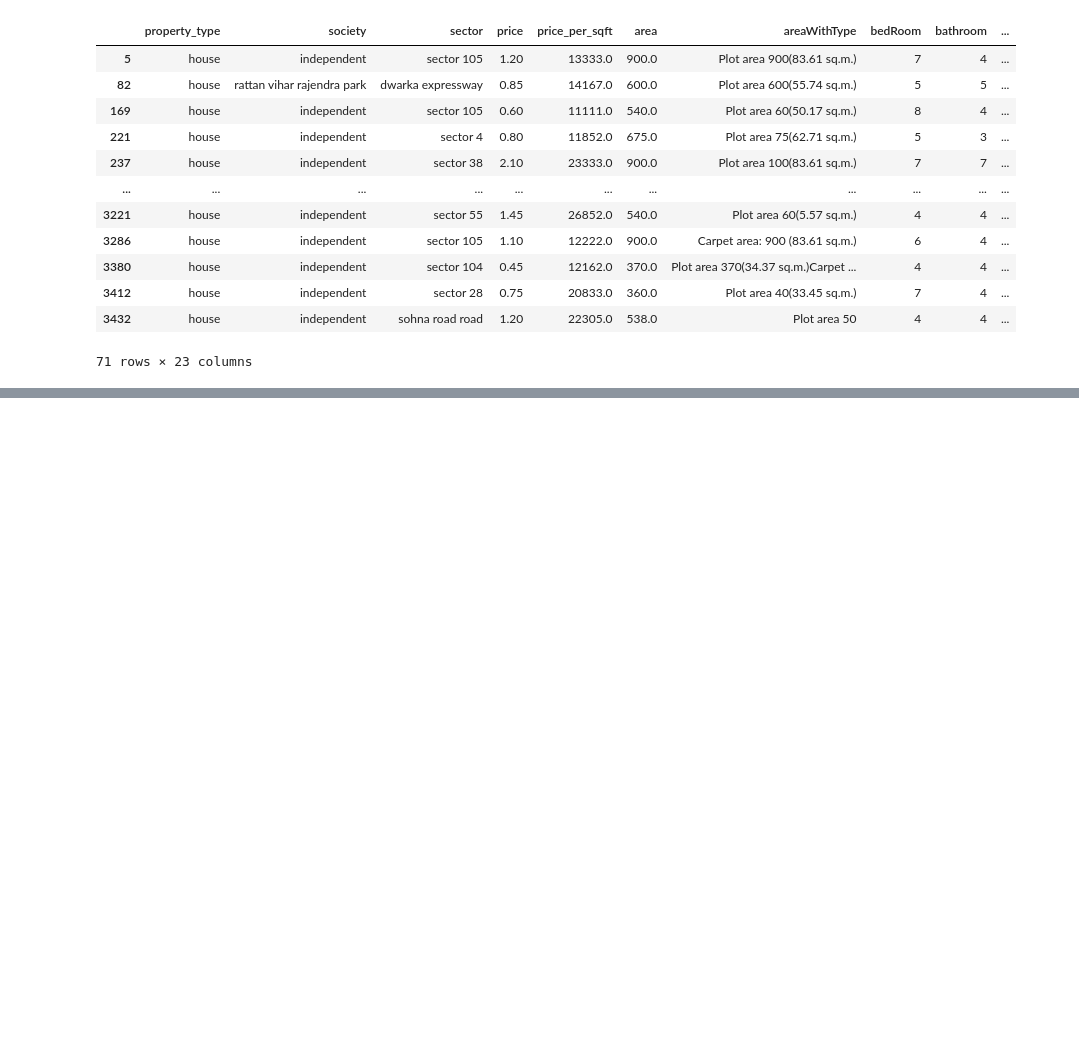
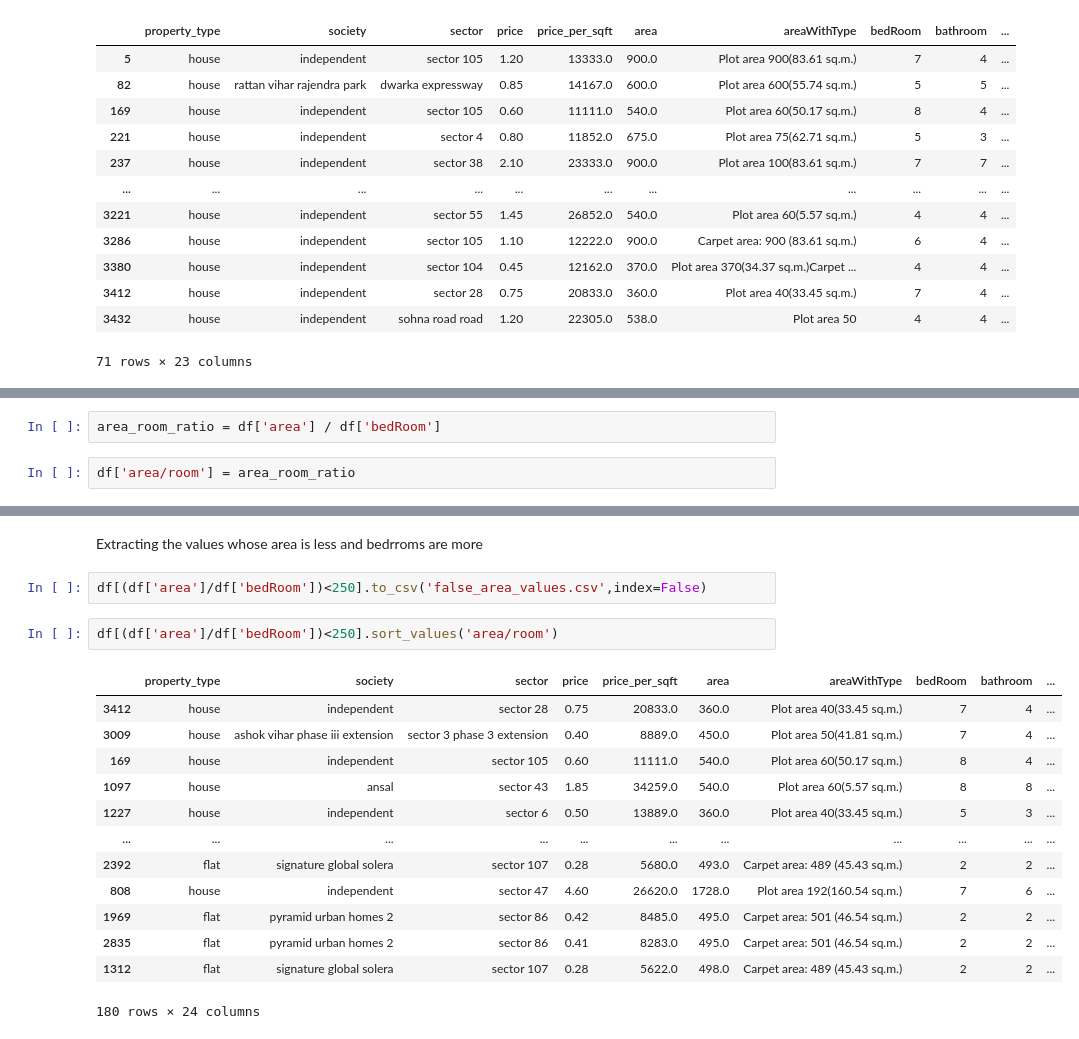
Before and after one commit to Optimus0205/Data_Science_Project, a Jupyter notebook: Outlier_Detection_and_Removal.ipynb, the cells around one changed output, grey strips where cells are left out. Saved outputs shown, nothing was run; the diff lists cells and outputs as text; blank space fills up the shorter version.

```diff
--- a/Outlier_Detection_and_Removal.ipynb
+++ b/Outlier_Detection_and_Removal.ipynb
@@ -700,0 +719,4 @@ df[(df['area']/df['bedRoom'])<173]
+# %%
+area_room_ratio = df['area'] / df['bedRoom']
+# %%
+df['area/room'] = area_room_ratio
@@ -700,0 +732,20 @@ df[(df['area']/df['bedRoom'])<173]
+# %% [markdown]
+Extracting the values whose area is less and bedrroms are more
+# %%
+df[(df['area']/df['bedRoom'])<250].to_csv('false_area_values.csv',index=False)
+# %%
+df[(df['area']/df['bedRoom'])<250].sort_values('area/room')
+# %% [output]
+|  | property_type | society | sector | price | price_per_sqft | area | areaWithType | bedRoom | bathroom | ... |
+| 3412 | house | independent | sector 28 | 0.75 | 20833.0 | 360.0 | Plot area 40(33.45 sq.m.) | 7 | 4 | ... |
+| 3009 | house | ashok vihar phase iii extension | sector 3 phase 3 extension | 0.40 | 8889.0 | 450.0 | Plot area 50(41.81 sq.m.) | 7 | 4 | ... |
+| 169 | house | independent | sector 105 | 0.60 | 11111.0 | 540.0 | Plot area 60(50.17 sq.m.) | 8 | 4 | ... |
+| 1097 | house | ansal | sector 43 | 1.85 | 34259.0 | 540.0 | Plot area 60(5.57 sq.m.) | 8 | 8 | ... |
+| 1227 | house | independent | sector 6 | 0.50 | 13889.0 | 360.0 | Plot area 40(33.45 sq.m.) | 5 | 3 | ... |
+| ... | ... | ... | ... | ... | ... | ... | ... | ... | ... | ... |
+| 2392 | flat | signature global solera | sector 107 | 0.28 | 5680.0 | 493.0 | Carpet area: 489 (45.43 sq.m.) | 2 | 2 | ... |
+| 808 | house | independent | sector 47 | 4.60 | 26620.0 | 1728.0 | Plot area 192(160.54 sq.m.) | 7 | 6 | ... |
+| 1969 | flat | pyramid urban homes 2 | sector 86 | 0.42 | 8485.0 | 495.0 | Carpet area: 501 (46.54 sq.m.) | 2 | 2 | ... |
+| 2835 | flat | pyramid urban homes 2 | sector 86 | 0.41 | 8283.0 | 495.0 | Carpet area: 501 (46.54 sq.m.) | 2 | 2 | ... |
+| 1312 | flat | signature global solera | sector 107 | 0.28 | 5622.0 | 498.0 | Carpet area: 489 (45.43 sq.m.) | 2 | 2 | ... |
+180 rows × 24 columns
```
Also changed, not shown: parts of 24 cells of this notebook.
